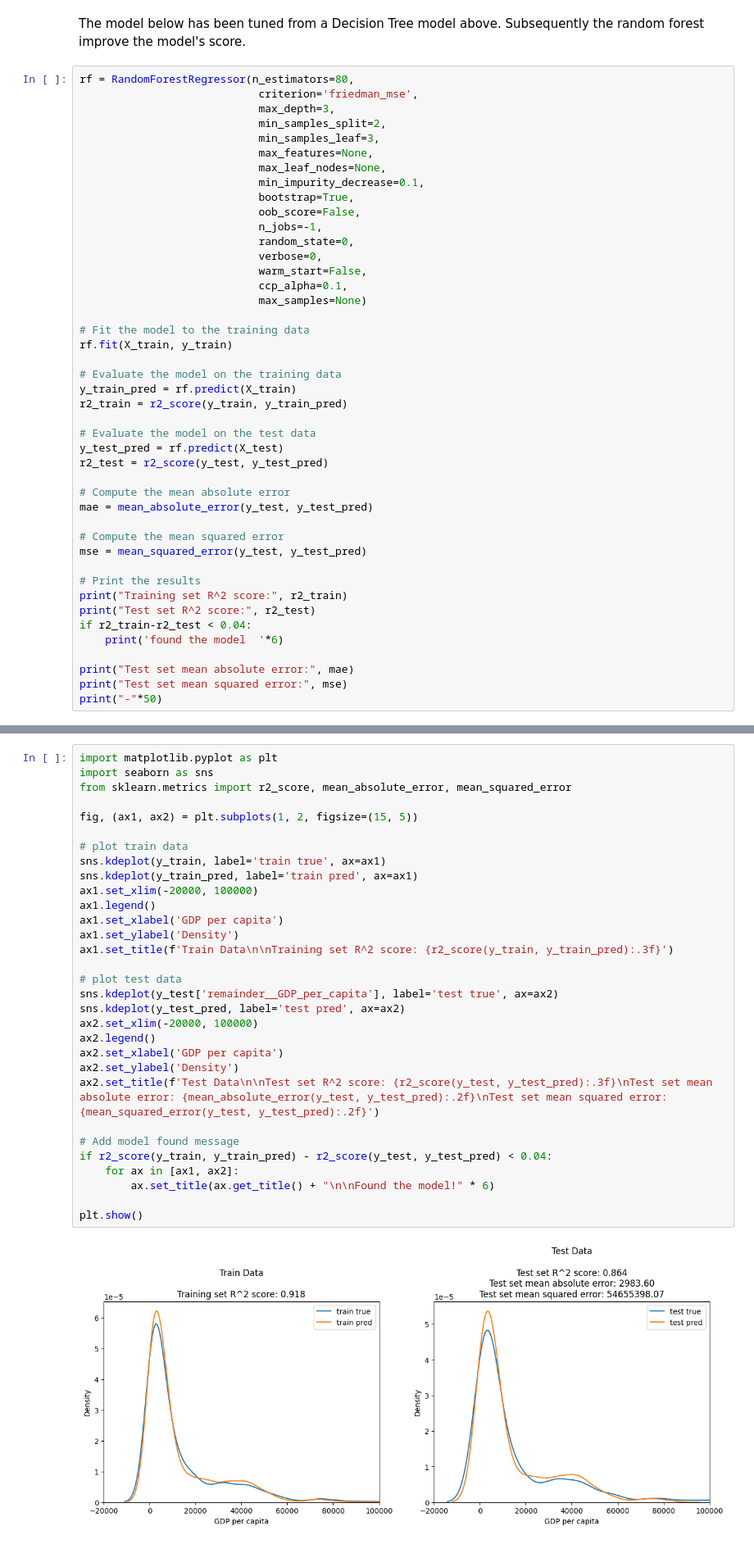
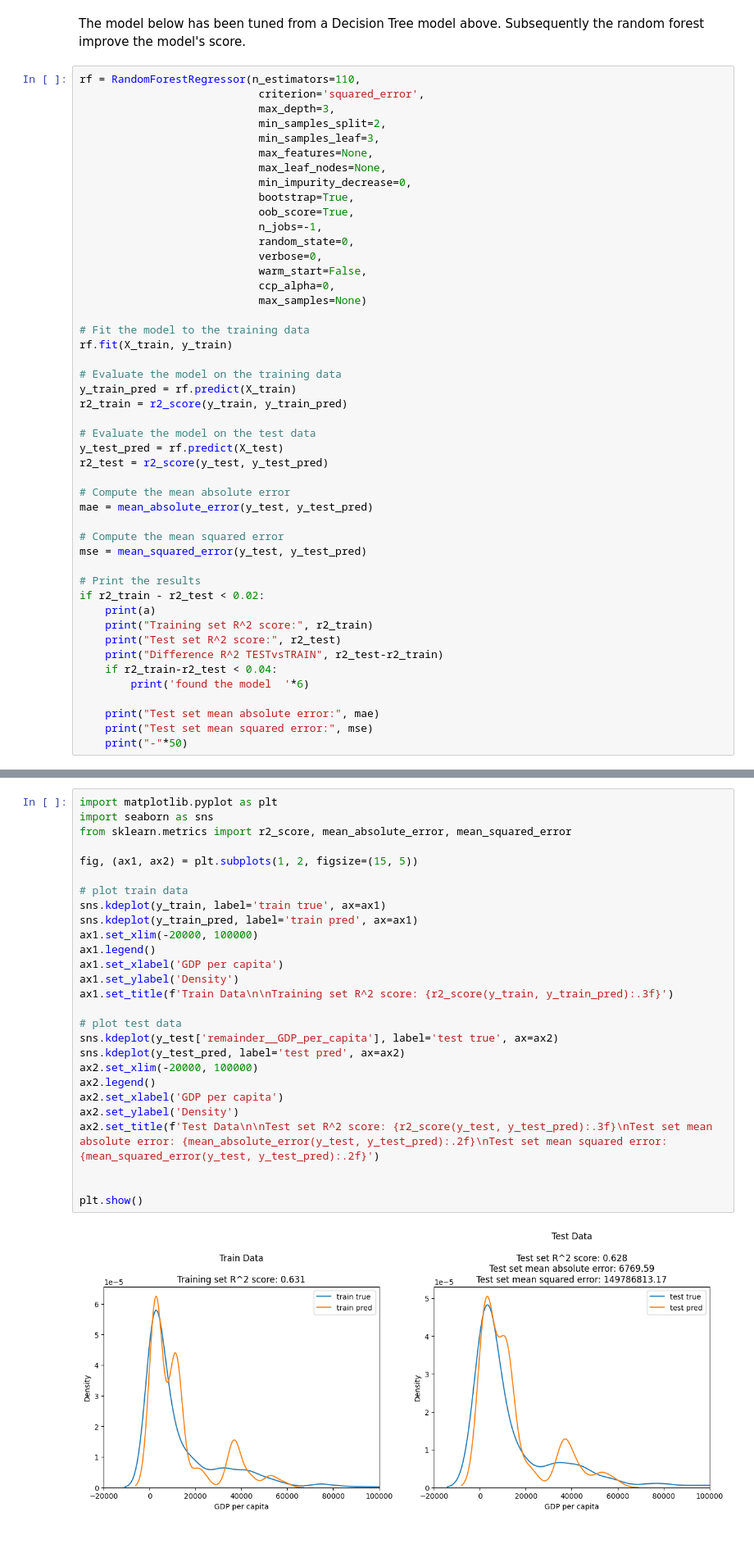
Before and after one commit to up841068/energy-economic-growth, a Jupyter notebook: notebooks/random_forest_v1.ipynb, the cells around one changed output, grey strips where cells are left out. Shown: that part at 82% size. Saved outputs shown, nothing was run; the diff lists cells and outputs as text.

```diff
--- a/notebooks/random_forest_v1.ipynb
+++ b/notebooks/random_forest_v1.ipynb
@@ -327,21 +324,21 @@ y_train.shape
 # %% [markdown]
 The model below has been tuned from a Decision Tree model above. Subsequently the random forest improve the model's score.
 # %%
-rf = RandomForestRegressor(n_estimators=80,
-                            criterion='friedman_mse',
+rf = RandomForestRegressor(n_estimators=110,
+                            criterion='squared_error',
                             max_depth=3,
                             min_samples_split=2,
                             min_samples_leaf=3,
                             max_features=None,
                             max_leaf_nodes=None,
-                            min_impurity_decrease=0.1,
+                            min_impurity_decrease=0,
                             bootstrap=True,
-                            oob_score=False,
+                            oob_score=True,
                             n_jobs=-1,
                             random_state=0,
                             verbose=0,
                             warm_start=False,
-                            ccp_alpha=0.1,
+                            ccp_alpha=0,
                             max_samples=None)
 
 # Fit the model to the training data
@@ -362,12 +359,15 @@ mae = mean_absolute_error(y_test, y_test_pred)
 mse = mean_squared_error(y_test, y_test_pred)
 
 # Print the results
-print("Training set R^2 score:", r2_train)
-print("Test set R^2 score:", r2_test)
-if r2_train-r2_test < 0.04:
-    print('found the model  '*6)
+if r2_train - r2_test < 0.02:
+    print(a)
+    print("Training set R^2 score:", r2_train)
+    print("Test set R^2 score:", r2_test)
+    print("Difference R^2 TESTvsTRAIN", r2_test-r2_train)
+    if r2_train-r2_test < 0.04:
+        print('found the model  '*6)
 
-print("Test set mean absolute error:", mae)
-print("Test set mean squared error:", mse)
-print("-"*50)
+    print("Test set mean absolute error:", mae)
+    print("Test set mean squared error:", mse)
+    print("-"*50)
 # %% [output]
@@ -380,36 +382,32 @@ Test set mean squared error: 138926375.72755468
 # %%
 import matplotlib.pyplot as plt
 import seaborn as sns
 from sklearn.metrics import r2_score, mean_absolute_error, mean_squared_error
 
 fig, (ax1, ax2) = plt.subplots(1, 2, figsize=(15, 5))
 
 # plot train data
 sns.kdeplot(y_train, label='train true', ax=ax1)
 sns.kdeplot(y_train_pred, label='train pred', ax=ax1)
 ax1.set_xlim(-20000, 100000)
 ax1.legend()
 ax1.set_xlabel('GDP per capita')
 ax1.set_ylabel('Density')
 ax1.set_title(f'Train Data\n\nTraining set R^2 score: {r2_score(y_train, y_train_pred):.3f}')
 
 # plot test data
 sns.kdeplot(y_test['remainder__GDP_per_capita'], label='test true', ax=ax2)
 sns.kdeplot(y_test_pred, label='test pred', ax=ax2)
 ax2.set_xlim(-20000, 100000)
 ax2.legend()
 ax2.set_xlabel('GDP per capita')
 ax2.set_ylabel('Density')
 ax2.set_title(f'Test Data\n\nTest set R^2 score: {r2_score(y_test, y_test_pred):.3f}\nTest set mean absolute error: {mean_absolute_error(y_test, y_test_pred):.2f}\nTest set mean squared error: {mean_squared_error(y_test, y_test_pred):.2f}')
 
-# Add model found message
-if r2_score(y_train, y_train_pred) - r2_score(y_test, y_test_pred) < 0.04:
-    for ax in [ax1, ax2]:
-        ax.set_title(ax.get_title() + "\n\nFound the model!" * 6)
 
 plt.show()
 # %% [output]
-[figure, old version]
+[figure, new version]
 # %%
 # Define the training sizes
 train_sizes = np.linspace(0.1, 1.0, 10)
```
Also changed, not shown: parts of 7 cells of this notebook.
